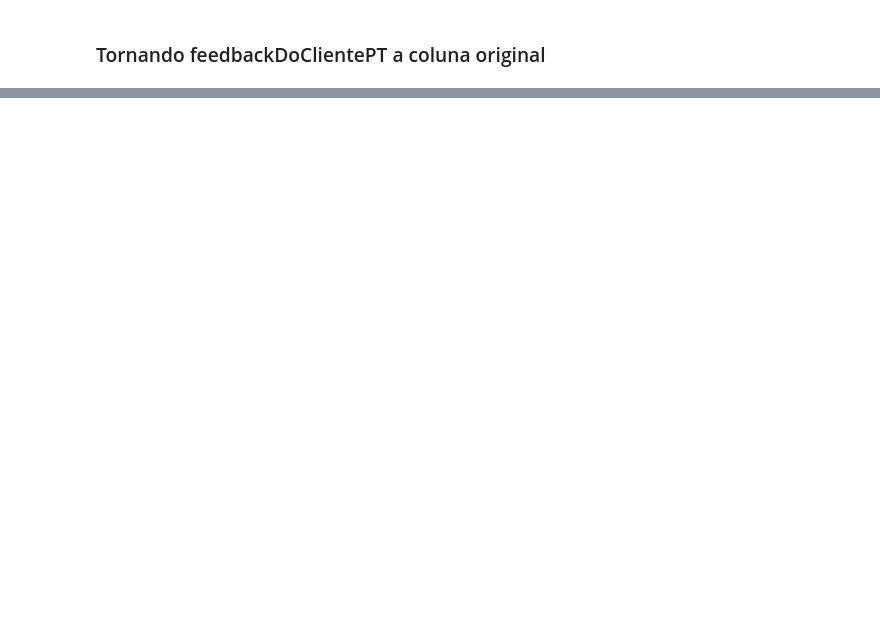
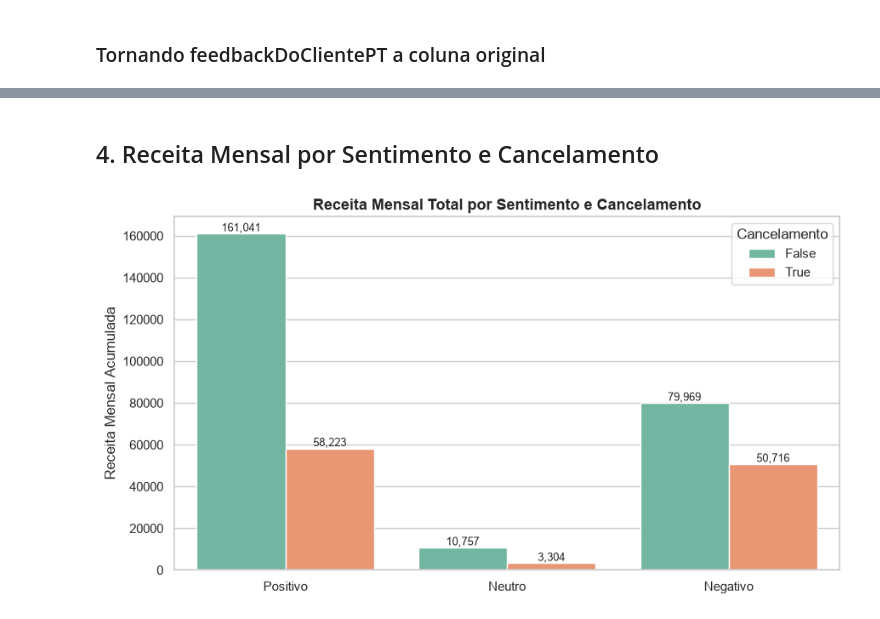
Before and after one commit to patrick0753/PII2_databricks, a Jupyter notebook: df_databricks.ipynb, the cells around one changed output, grey strips where cells are left out. Drawn from its saved outputs; the diff is of its cells as text; code cells hidden in the pictures; blank space fills up the shorter version.

```diff
--- a/df_databricks.ipynb
+++ b/df_databricks.ipynb
@@ -580,0 +679,24 @@ df_silver.to_csv("df_silver_traduzido.csv", index=False, sep=",", decimal=".", e
+# %% [markdown]
+## 4. Receita Mensal por Sentimento e Cancelamento
+# %%
+COL_MENSAL = "mensalidade"
+
+receita = df_gold.groupby(["sentimento", COL_CHURN])[COL_MENSAL].sum().reset_index()
+
+plt.figure(figsize=(9, 5))
+ax = sns.barplot(data=receita, x="sentimento", y=COL_MENSAL, hue=COL_CHURN, order=ordem_sentimento, palette="Set2")
+
+plt.title("Receita Mensal Total por Sentimento e Cancelamento", fontsize=13, fontweight="bold")
+plt.xlabel("")
+plt.ylabel("Receita Mensal Acumulada")
+plt.legend(title="Cancelamento")
+
+for p in ax.patches:
+    if p.get_height() > 0:
+        ax.annotate(f"{p.get_height():,.0f}", (p.get_x() + p.get_width() / 2., p.get_height()),
+                    ha="center", va="bottom", fontsize=9)
+
+plt.tight_layout()
+plt.show()
+# %% [output]
+[figure, added]
```
Also changed, not shown: parts of 19 cells of this notebook, 2 other files.
